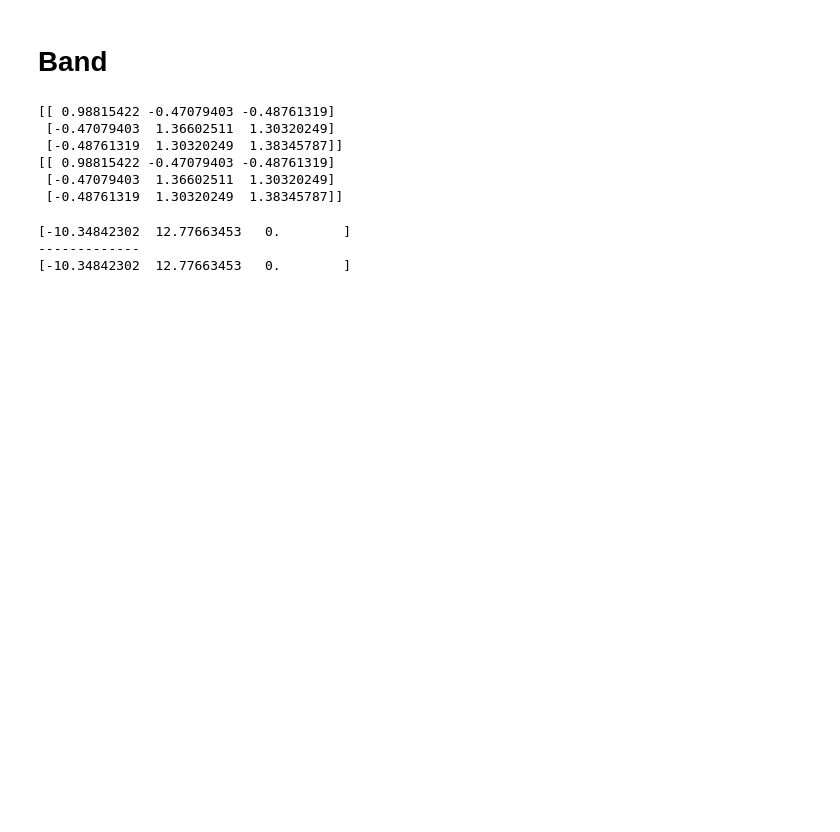
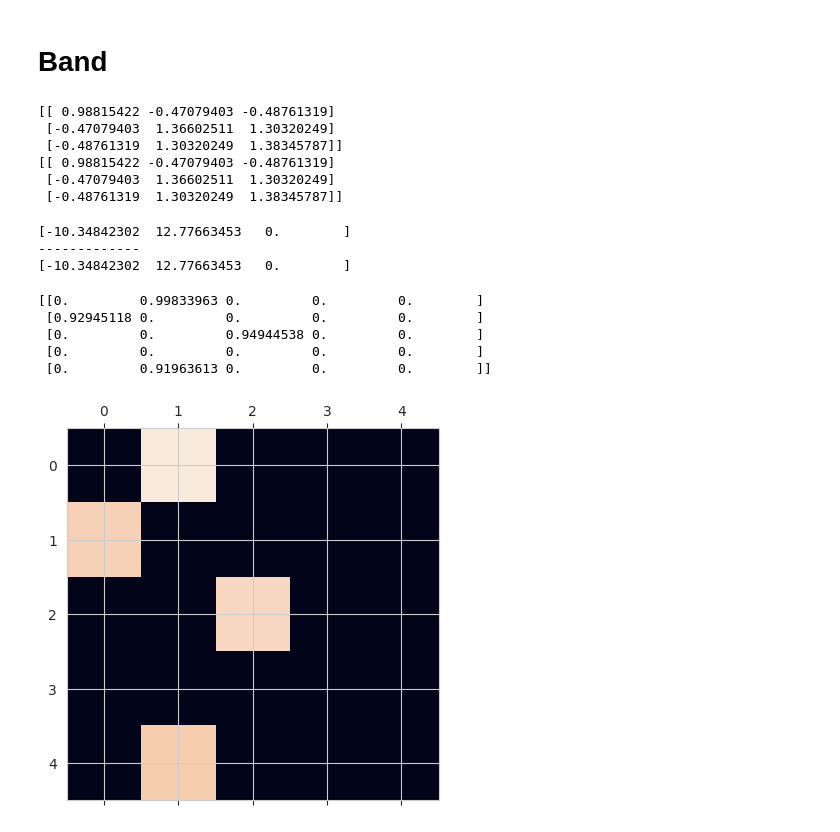
Before and after one commit to ItsNiklas/sparse-gaussian-processes, a Jupyter notebook: GP.ipynb, the cells around one changed output. Drawn from its saved outputs; the diff is of its cells as text; code cells hidden in the pictures; blank space fills up the shorter version.

```diff
--- a/GP.ipynb
+++ b/GP.ipynb
@@ -342,3 +337,16 @@ print(
 [-10.34842302  12.77663453   0.        ]
 -------------
 [-10.34842302  12.77663453   0.        ]
+# %%
+asdlfj = jnp.array(rng.random((5,5)))
+asdlfj = jnp.where(asdlfj < 0.9, 0, asdlfj)
+print(asdlfj)
+plt.matshow(asdlfj)
+plt.show()
+# %% [output]
+[[0.         0.99833963 0.         0.         0.        ]
+ [0.92945118 0.         0.         0.         0.        ]
+ [0.         0.         0.94944538 0.         0.        ]
+ [0.         0.         0.         0.         0.        ]
+ [0.         0.91963613 0.         0.         0.        ]]
+[figure, added]
```
Also changed, not shown: parts of 3 cells of this notebook.
